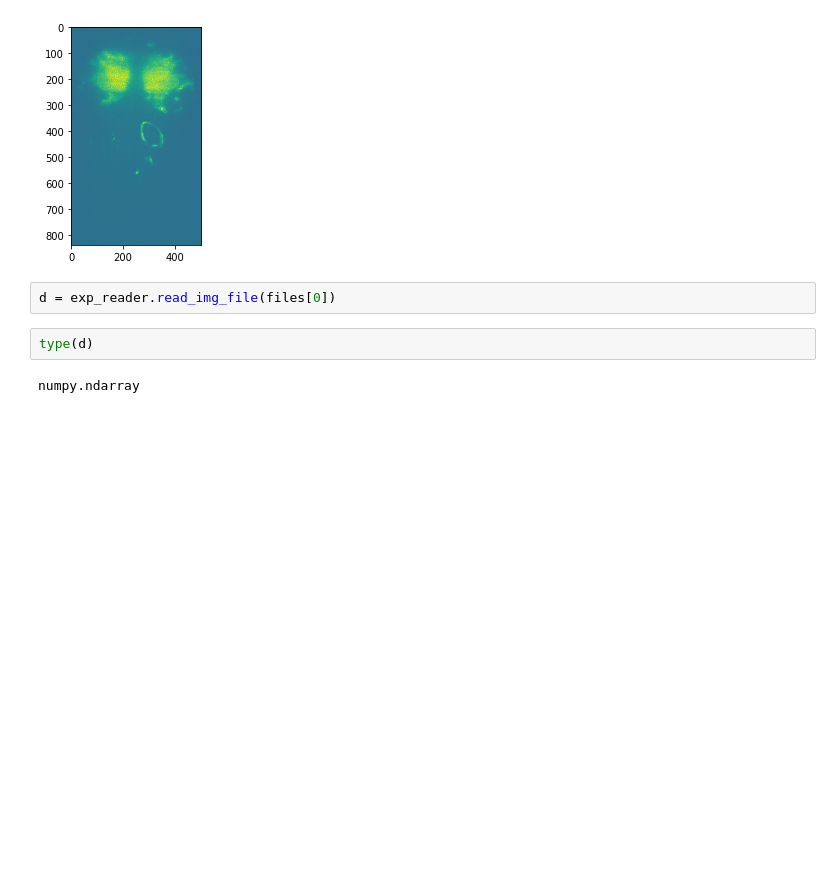
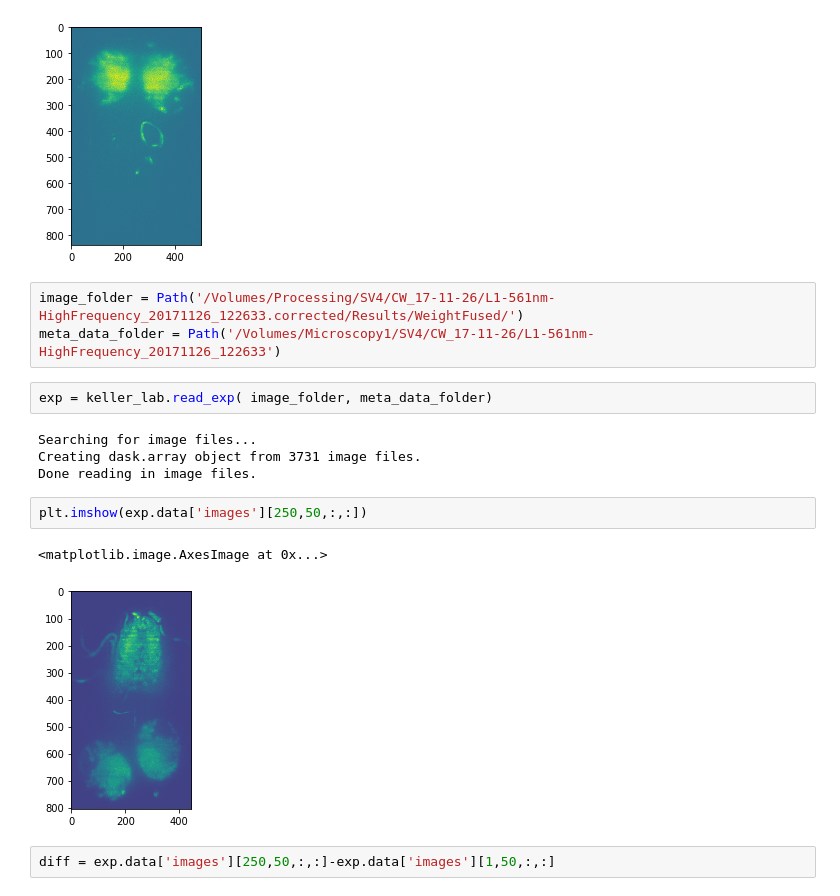
Before and after one commit to wbishopJanelia/janelia_core, a Jupyter notebook: playpin/test_exp_reader.ipynb, the cells around one changed output. Saved outputs shown, nothing was run; the diff lists cells and outputs as text; blank space fills up the shorter version.

Commit message:
Added first version of code to read in Keller experiments with dask.

```diff
--- a/playpin/test_exp_reader.ipynb
+++ b/playpin/test_exp_reader.ipynb
@@ -20,9 +25,19 @@ plt.imshow(d[1,50,:,:])
 # %% [output]
 <matplotlib.image.AxesImage at 0x...>
 [figure]
-# %%
-d = exp_reader.read_img_file(files[0])
-# %%
-type(d)
-# %% [output]
-numpy.ndarray
+# %%
+image_folder = Path('/Volumes/Processing/SV4/CW_17-11-26/L1-561nm-HighFrequency_20171126_122633.corrected/Results/WeightFused/')
+meta_data_folder = Path('/Volumes/Microscopy1/SV4/CW_17-11-26/L1-561nm-HighFrequency_20171126_122633')
+# %%
+exp = keller_lab.read_exp( image_folder, meta_data_folder)
+# %% [output]
+Searching for image files...
+Creating dask.array object from 3731 image files.
+Done reading in image files.
+# %%
+plt.imshow(exp.data['images'][250,50,:,:])
+# %% [output]
+<matplotlib.image.AxesImage at 0x...>
+[figure, added]
+# %%
+diff = exp.data['images'][250,50,:,:]-exp.data['images'][1,50,:,:]
```
Also changed, not shown: parts of 3 cells of this notebook, 9 other files.
